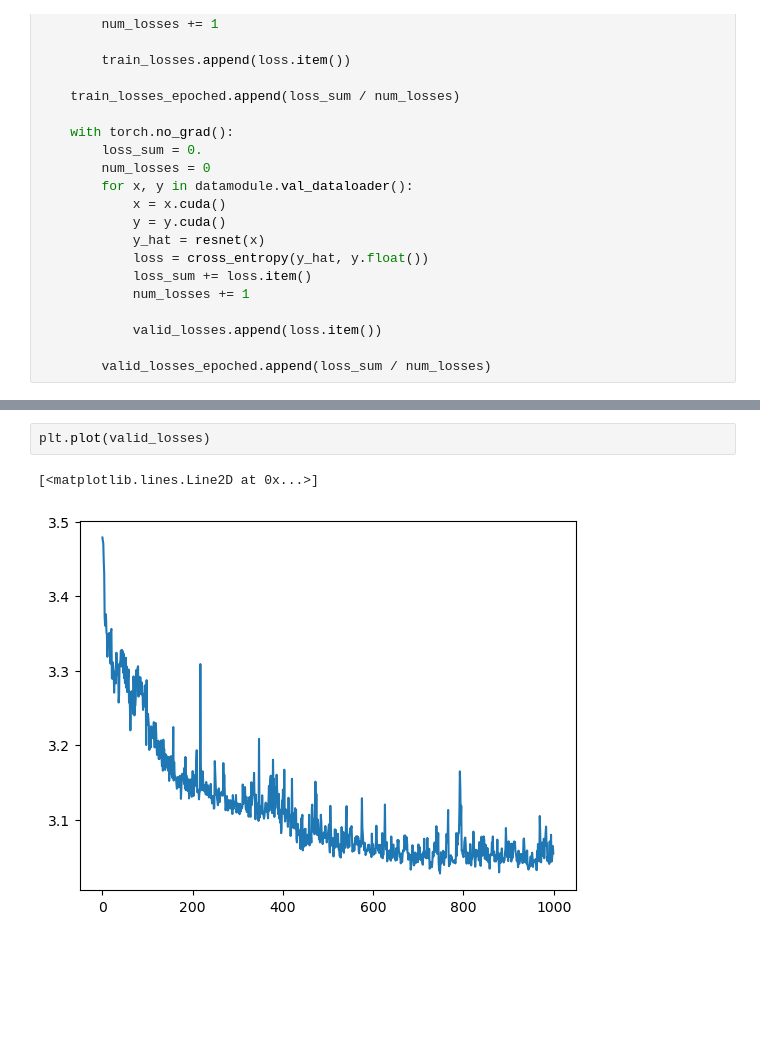
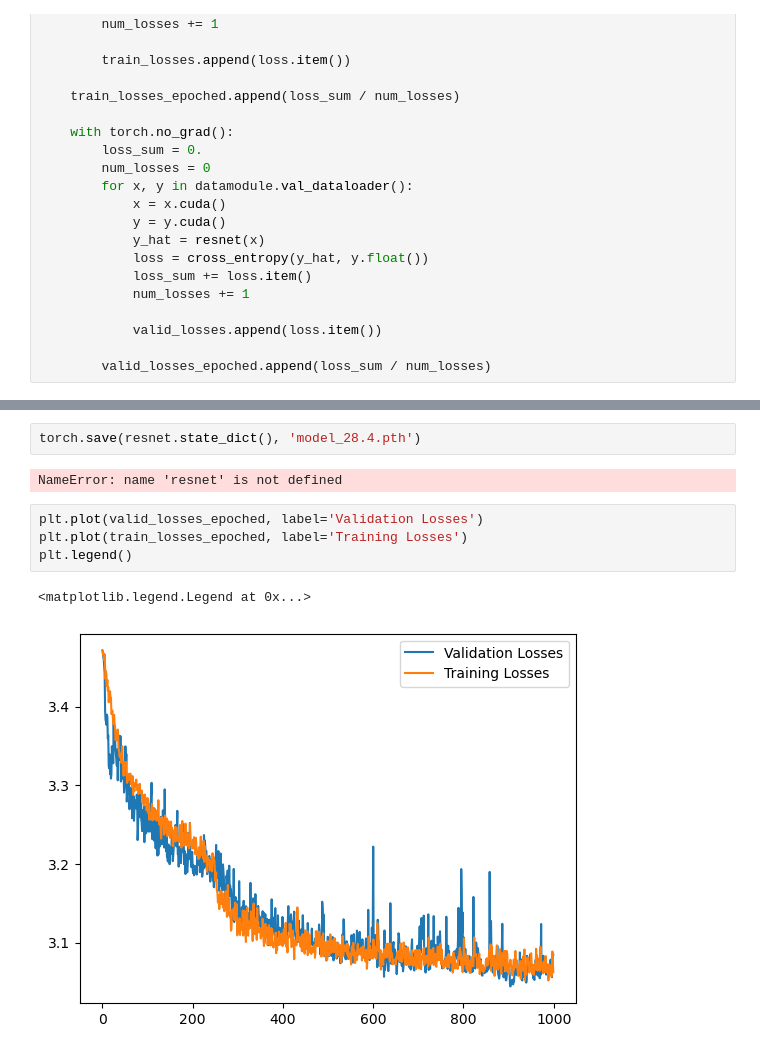
Before and after one commit to juliankraft/TermPaper1-Ecoacoustics, a Jupyter notebook: Code/model.ipynb, the cells around one changed output, grey strips where cells are left out. Cells and saved outputs as stored; diff of their text form; blank space fills up the shorter version.

Commit message:
model

```diff
--- a/Code/model.ipynb
+++ b/Code/model.ipynb
@@ -120,5 +118,11 @@ plt.plot(train_losses)
-# %%
-plt.plot(valid_losses)
-# %% [output]
-[<matplotlib.lines.Line2D at 0x...>]
-[figure, removed]
+# %%
+torch.save(resnet.state_dict(), 'model_28.4.pth')
+# %% [output]
+NameError: name 'resnet' is not defined
+# %%
+plt.plot(valid_losses_epoched, label='Validation Losses')
+plt.plot(train_losses_epoched, label='Training Losses')
+plt.legend()
+# %% [output]
+<matplotlib.legend.Legend at 0x...>
+[figure, added]
```
Also changed, not shown: parts of 5 cells of this notebook, 1 other file.
